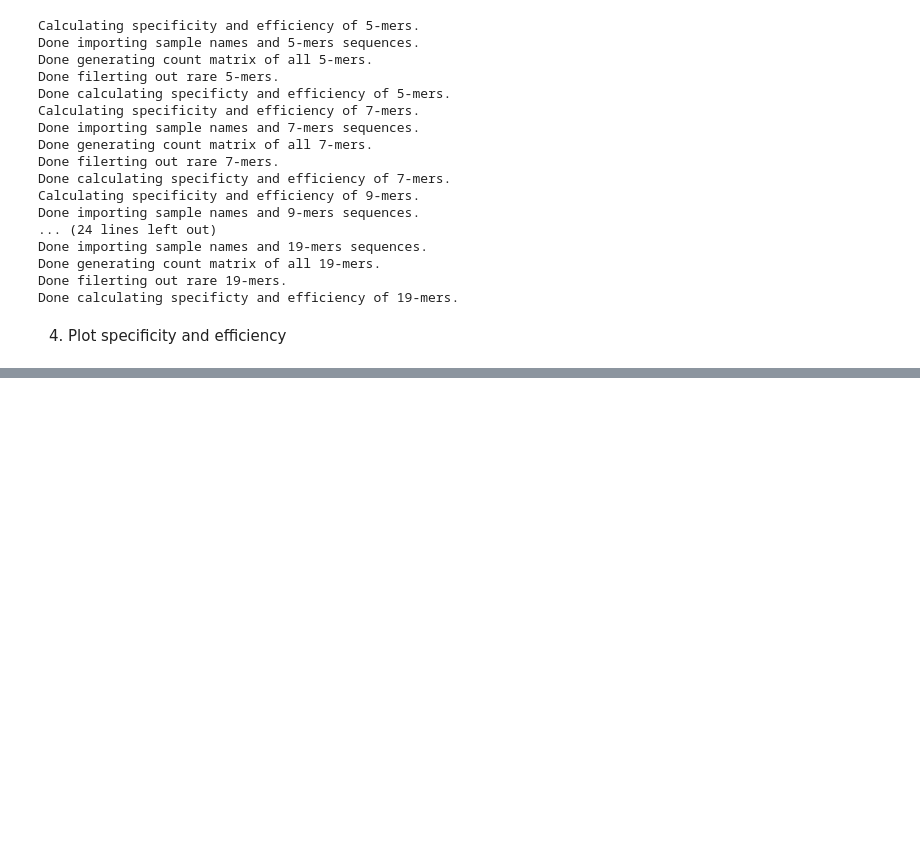
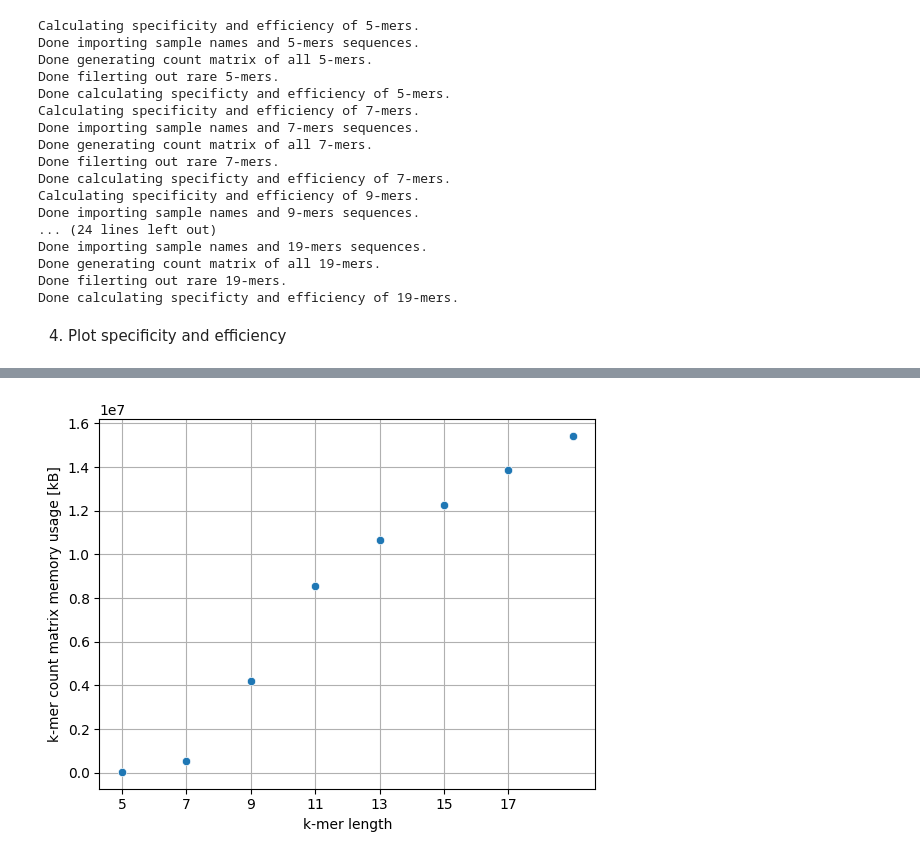
Before and after one commit to wis-janusz/PORT-EK, a Jupyter notebook: notebooks/optimal_deer_k_selection.ipynb, the cells around one changed output, grey strips where cells are left out. Cells and saved outputs as stored; diff of their text form; code cells hidden in the pictures; blank space fills up the shorter version.

```diff
--- a/notebooks/optimal_deer_k_selection.ipynb
+++ b/notebooks/optimal_deer_k_selection.ipynb
@@ -140,0 +141,11 @@ plt.show()
+# %%
+fig, ax = plt.subplots()
+ax.set_axisbelow(True)
+ax.set_xlabel("k-mer length")
+ax.set_xticks(range(5,19,2))
+ax.set_ylabel("k-mer count matrix memory usage [kB]")
+sns.scatterplot(x=k_list, y=[val[1] for val in k_dict.values()])
+plt.grid()
+plt.savefig("../output/deer/k-mer_memory.svg", format = "svg", dpi=300)
+# %% [output]
+[figure, added]
```
Also changed, not shown: parts of 5 cells of this notebook, 7 other files.
